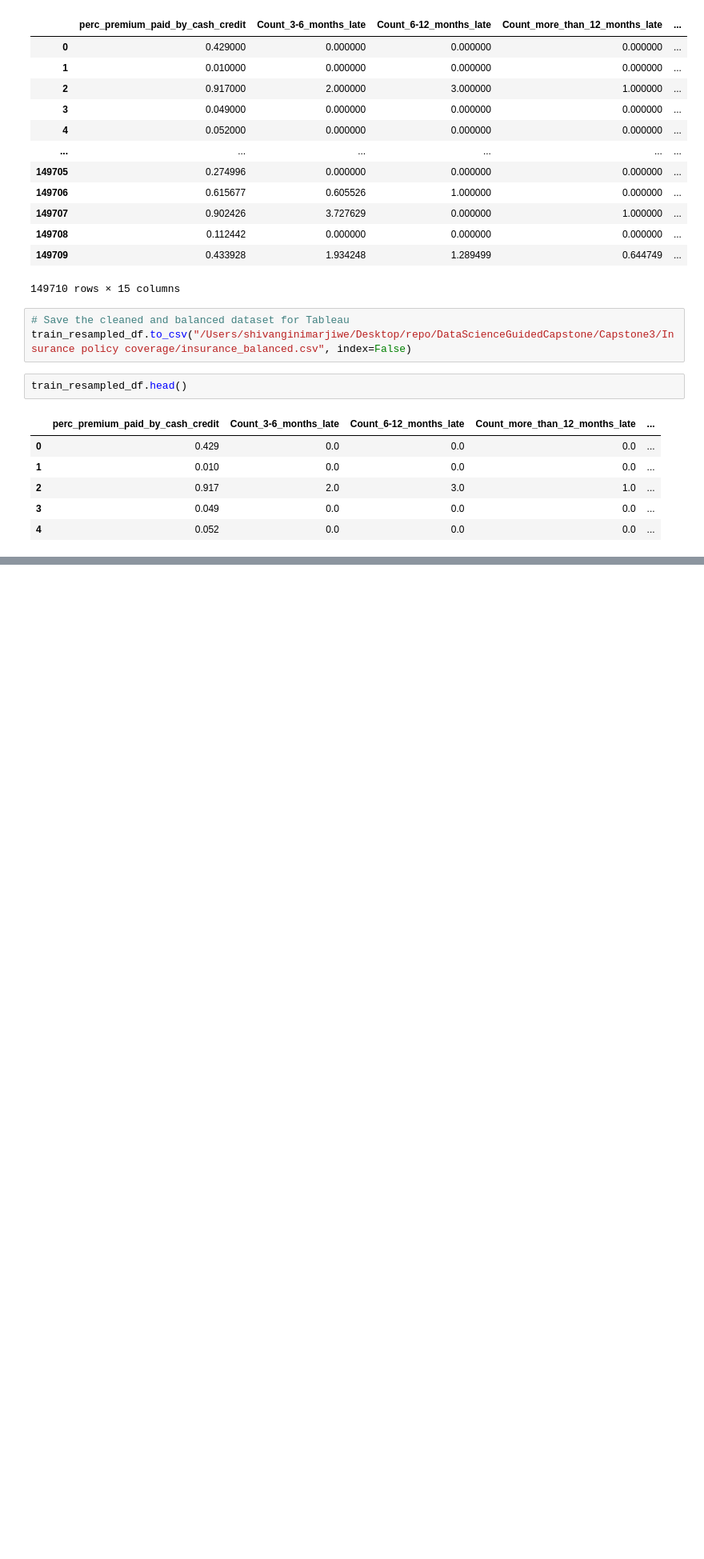
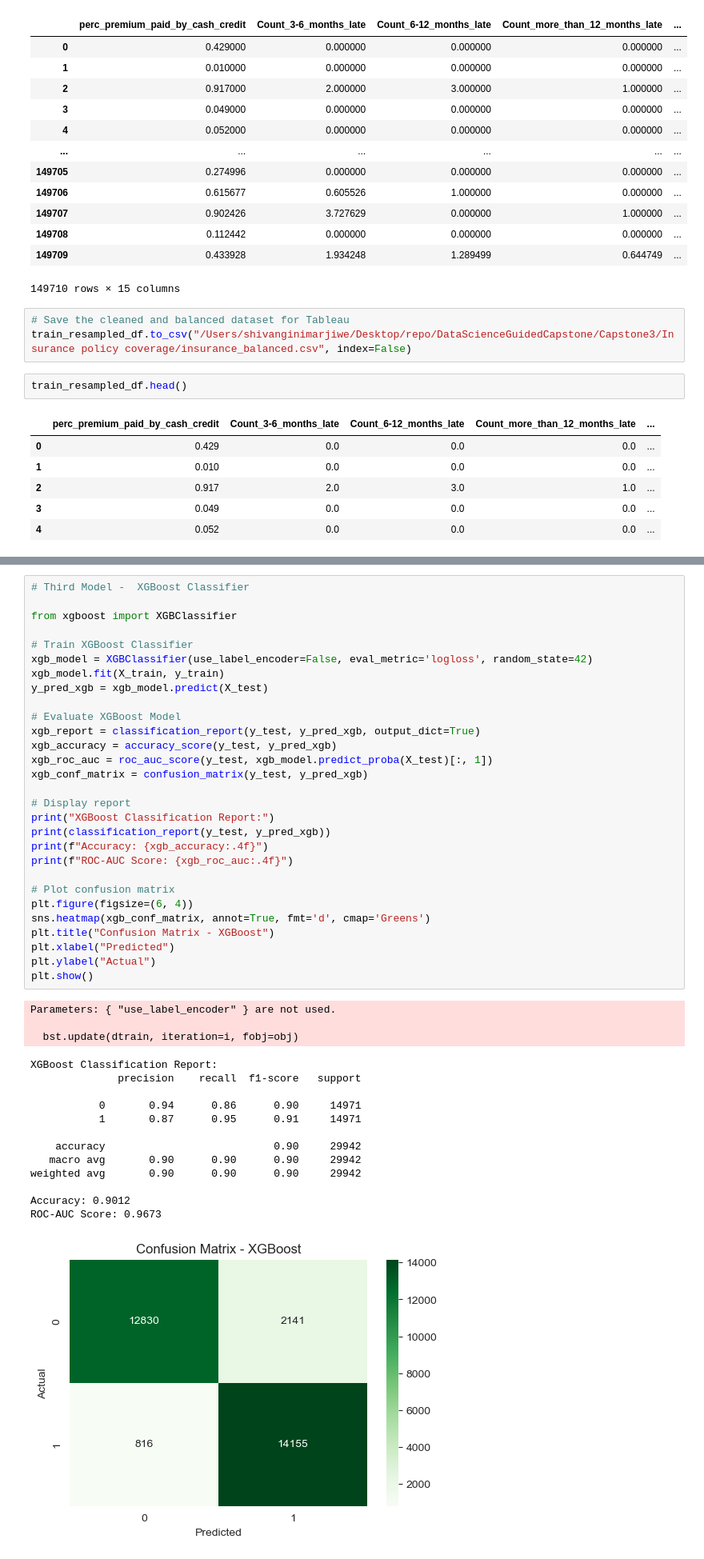
Before and after one commit to Shivangini-m/DataScienceGuidedCapstone, a Jupyter notebook: Capstone3/CapstoneProject3.ipynb, the cells around one changed output, grey strips where cells are left out. Shown: that part at 80% size. Drawn from its saved outputs; the diff is of its cells as text; blank space fills up the shorter version.

```diff
--- a/Capstone3/CapstoneProject3.ipynb
+++ b/Capstone3/CapstoneProject3.ipynb
@@ -411,0 +628,46 @@ train_resampled_df.head()
+# %%
+# Third Model -  XGBoost Classifier
+
+from xgboost import XGBClassifier
+
+# Train XGBoost Classifier
+xgb_model = XGBClassifier(use_label_encoder=False, eval_metric='logloss', random_state=42)
+xgb_model.fit(X_train, y_train)
+y_pred_xgb = xgb_model.predict(X_test)
+
+# Evaluate XGBoost Model
+xgb_report = classification_report(y_test, y_pred_xgb, output_dict=True)
+xgb_accuracy = accuracy_score(y_test, y_pred_xgb)
+xgb_roc_auc = roc_auc_score(y_test, xgb_model.predict_proba(X_test)[:, 1])
+xgb_conf_matrix = confusion_matrix(y_test, y_pred_xgb)
+
+# Display report
+print("XGBoost Classification Report:")
+print(classification_report(y_test, y_pred_xgb))
+print(f"Accuracy: {xgb_accuracy:.4f}")
+print(f"ROC-AUC Score: {xgb_roc_auc:.4f}")
+
+# Plot confusion matrix
+plt.figure(figsize=(6, 4))
+sns.heatmap(xgb_conf_matrix, annot=True, fmt='d', cmap='Greens')
+plt.title("Confusion Matrix - XGBoost")
+plt.xlabel("Predicted")
+plt.ylabel("Actual")
+plt.show()
+# %% [output]
+Parameters: { "use_label_encoder" } are not used.
+
+  bst.update(dtrain, iteration=i, fobj=obj)
+XGBoost Classification Report:
+              precision    recall  f1-score   support
+
+           0       0.94      0.86      0.90     14971
+           1       0.87      0.95      0.91     14971
+
+    accuracy                           0.90     29942
+   macro avg       0.90      0.90      0.90     29942
+weighted avg       0.90      0.90      0.90     29942
+
+Accuracy: 0.9012
+ROC-AUC Score: 0.9673
+[figure, added]
```
Also changed, not shown: parts of 11 cells of this notebook, 1 other file.
